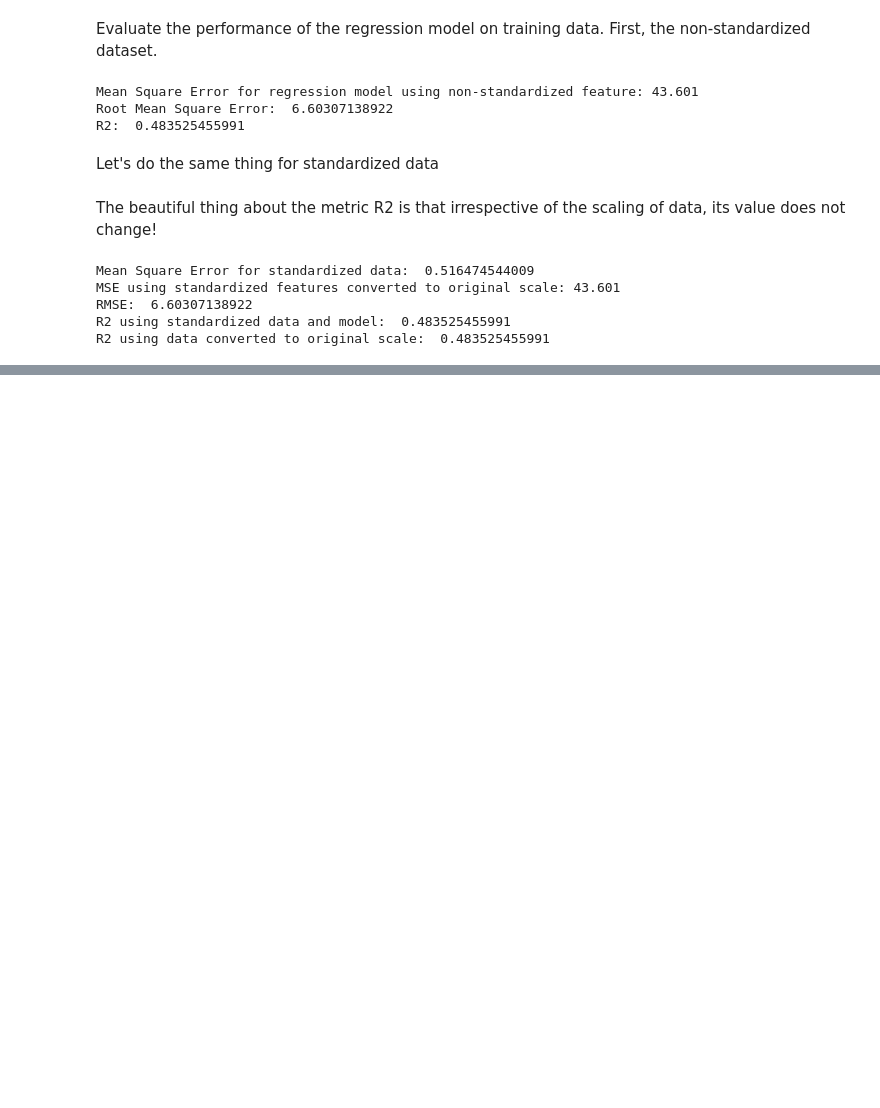
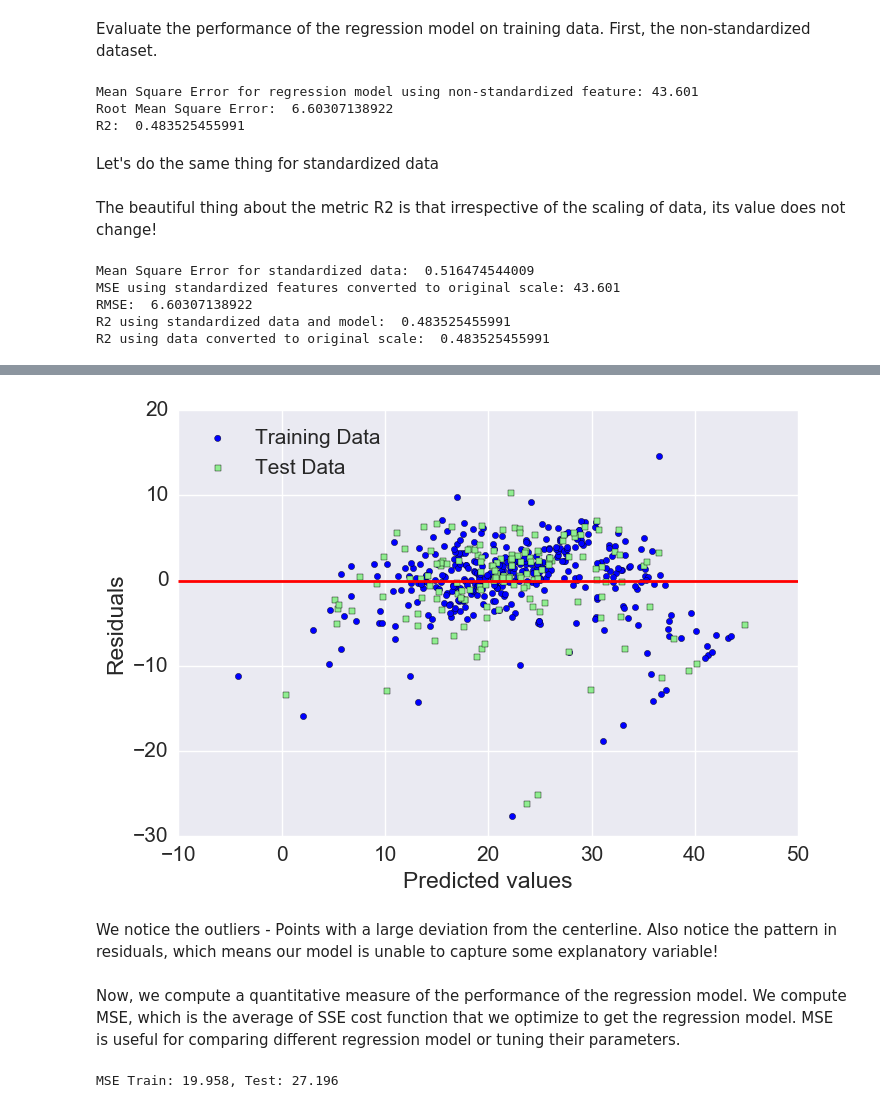
Before and after one commit to djpandit007/silver-doodle, a Jupyter notebook: SER 516 - Regression Analysis Notebook.ipynb, the cells around one changed output, grey strips where cells are left out. Saved outputs shown, nothing was run; the diff lists cells and outputs as text; code cells hidden in the pictures; blank space fills up the shorter version.

Commit message:
Split into training, test and again run model and analysis

```diff
--- a/SER 516 - Regression Analysis Notebook.ipynb
+++ b/SER 516 - Regression Analysis Notebook.ipynb
@@ -204,0 +209,10 @@ R2 using data converted to original scale:  0.483525455991
+# %%
+from sklearn.cross_validation import train_test_split
+X = df.iloc[:,:-1].values
+# We access the column data by passing the column string name
+y = df['MEDV'].values
+X_train, X_test, y_train, y_test = train_test_split(X, y, test_size=0.3, random_state=0)
+lr = LinearRegression()
+lr.fit(X_train, y_train)
+y_train_pred = lr.predict(X_train)
+y_test_pred = lr.predict(X_test)
@@ -204,0 +221,27 @@ R2 using data converted to original scale:  0.483525455991
+# %%
+plt.scatter(y_train_pred,
+            y_train_pred - y_train,
+            c='blue',
+            marker='o',
+            label='Training Data')
+plt.scatter(y_test_pred,
+            y_test_pred - y_test,
+            c='lightgreen',
+            marker='s',
+            label='Test Data')
+plt.xlabel("Predicted values")
+plt.ylabel("Residuals")
+plt.legend(loc="upper left")
+plt.hlines(y=0, xmin=-10, xmax=50, lw=2, color='red')
+plt.xlim([-10, 50])
+plt.show()
+# %% [output]
+[figure, added]
+# %% [markdown]
+We notice the outliers - Points with a large deviation from the centerline. Also notice the pattern in residuals, which means our model is unable to capture some explanatory variable!
+# %% [markdown]
+Now, we compute a quantitative measure of the performance of the regression model. We compute MSE, which is the average of SSE cost function that we optimize to get the regression model. MSE is useful for comparing different regression model or tuning their parameters.
+# %%
+print "MSE Train: %.3f, Test: %.3f" % (mean_squared_error(y_train, y_train_pred), mean_squared_error(y_test, y_test_pred))
+# %% [output]
+MSE Train: 19.958, Test: 27.196
```
Also changed, not shown: parts of 4 cells of this notebook.
